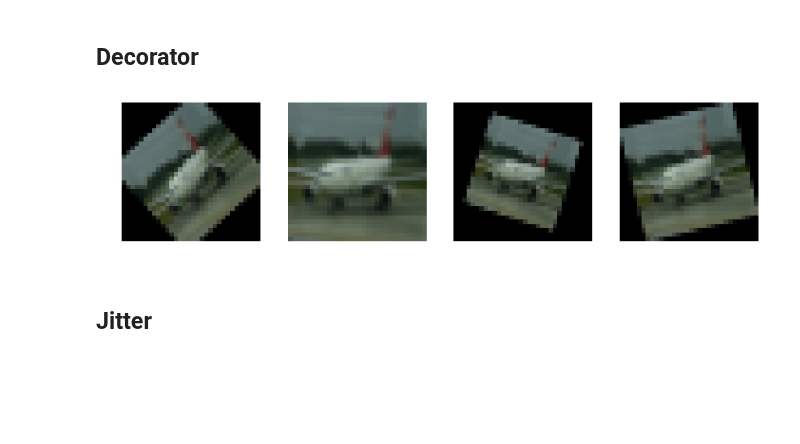
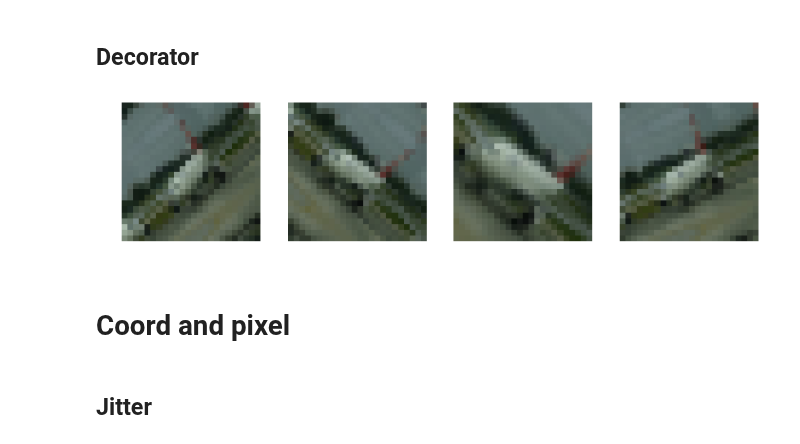
Before and after one commit to fastai/fastai_old, a Jupyter notebook: dev_nb/002_images.ipynb, the cells around one changed output. Cells and saved outputs as stored; diff of their text form; code cells hidden in the pictures; blank space fills up the shorter version.

```diff
--- a/dev_nb/002_images.ipynb
+++ b/dev_nb/002_images.ipynb
@@ -429,11 +484,11 @@ def make_tfm_affine(func):
 rotate_tfm = make_tfm_affine(rotate)
 zoom_tfm = make_tfm_affine(zoom)
 # %%
-def compose_affine_tfms(affine_funcs=None, funcs=None):
+def compose_affine_tfms(affine_funcs=None, funcs=None, **kwargs):
     matrices = resolve_tfms(affine_funcs)
-    return partial(do_affine, m=affines_mat(matrices), func=compose_tfms(funcs))
+    return partial(do_affine, m=affines_mat(matrices), func=compose_tfms(funcs), **kwargs)
 # %%
-tfm = rotate_tfm(degrees=(-45,45.))
+tfm = rotate_tfm(degrees=(-45,45.), p=0.5)
 
 _,axes = plt.subplots(1,4, figsize=(12,3))
 for ax in axes:
@@ -444,6 +499,6 @@ for ax in axes:
 # %%
-tfms = [rotate_tfm(degrees=(-45,45.)),
-        zoom_tfm(scale=(0.75,1.5))]
+tfms = [rotate_tfm(degrees=(-45,45.), p=0.5),
+        zoom_tfm(scale=(0.5,2.5), p=0.5)]
 
 _,axes = plt.subplots(1,4, figsize=(12,3))
 for ax in axes:
@@ -453,0 +509,5 @@ for ax in axes:
+# %%
+_,axes = plt.subplots(1,4, figsize=(12,3))
+for ax in axes:
+    img = x()
+    show_image(compose_affine_tfms(tfms, size=64, padding_mode='zeros')(img), ax)
@@ -473,13 +535,15 @@ def zoom(scale: random.uniform) -> TfmType.Affine:
 # %%
 tfms = [rotate_tfm(degrees=(-45,45.)),
         zoom_tfm(scale=(0.75,1.5))]
 
 _,axes = plt.subplots(1,4, figsize=(12,3))
 for ax in axes:
     img = x()
-    show_image(compose_affine_tfms(tfms)(img), ax)
+    show_image(compose_affine_tfms(tfms, size=24)(img), ax)
 # %% [output]
-[figure, old version]
+[figure, new version]
+# %% [markdown]
+# Coord and pixel
 # %% [markdown]
 ## Jitter
 # %%
```
Also changed, not shown: parts of 70 cells of this notebook.
